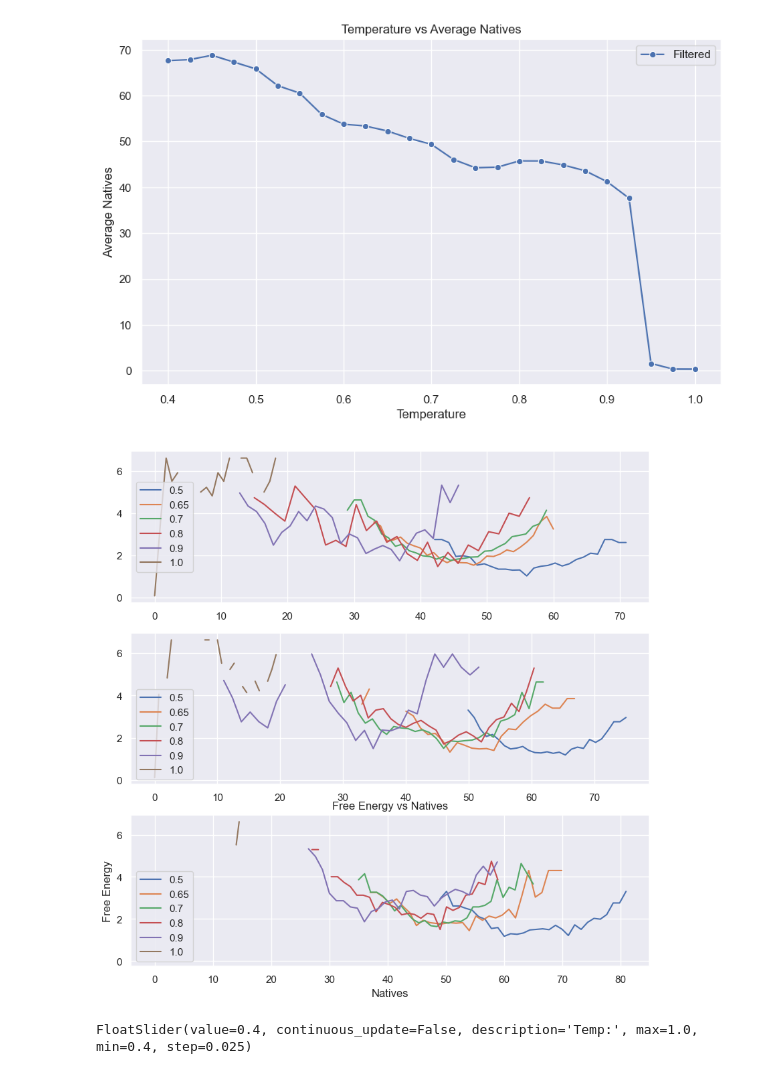
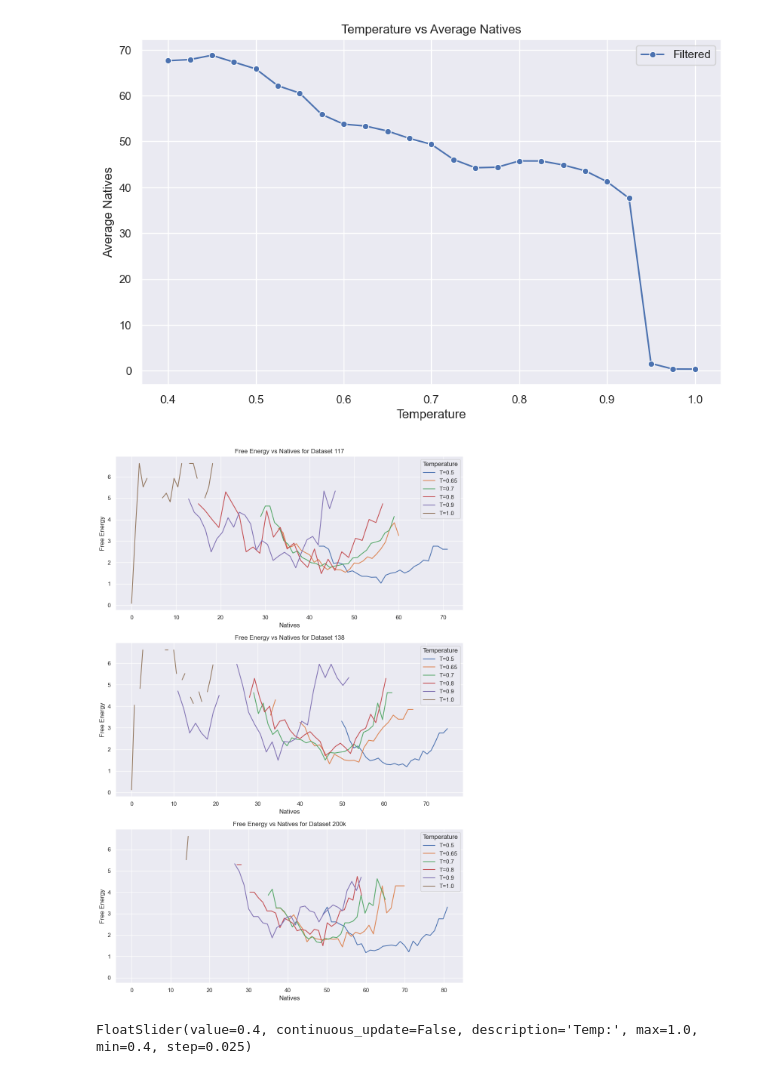
Before and after one commit to JayYeung/marqusee, a Jupyter notebook: data_analysis.ipynb, the cells around one changed output. Saved outputs shown, nothing was run; the diff lists cells and outputs as text; code cells hidden in the pictures.

```diff
--- a/data_analysis.ipynb
+++ b/data_analysis.ipynb
@@ -78,35 +79,42 @@ plt.show()
 # %%
 import numpy as np
 import matplotlib.pyplot as plt
+import pandas as pd
+from pathlib import Path
 
 TEMPS = [0.5, 0.65, 0.7, 0.8, 0.9, 1.0]
 
-fig, ax = plt.subplots(3, 1, figsize=(10, 10))
+fig, ax = plt.subplots(3, 1, figsize=(10, 15))  # Adjusted for better display
 
-def create_free_energy(df, index=0):
+def create_free_energy(df, ax, title):
     for curr_temp in TEMPS:
-        filtered_df = df[df['step'] > THRESHOLD][df['temp'] == curr_temp]
+        filtered_df = df[(df['step'] > THRESHOLD) & (df['temp'] == curr_temp)]
 
-        vals = np.histogram(filtered_df['natives'], bins = 30)
+        vals = np.histogram(filtered_df['natives'], bins=30)
         p_n = vals[0] / np.sum(vals[0])
         free_energy = -curr_temp*np.log(p_n)
 
-        ax[index].plot(vals[1][:-1], free_energy)
-        plt.xlabel('Natives')
-        plt.ylabel('Free Energy')
-        plt.title('Free Energy vs Natives')
-        ax[index].legend(TEMPS)
+        ax.plot(vals[1][:-1], free_energy, label=f'T={curr_temp}')
 
-df = pd.read_csv(CSV_SAVES / '1f21_base_FIRST_117_base.csv')
-create_free_energy(df, index=0)
+    ax.set_xlabel('Natives')
+    ax.set_ylabel('Free Energy')
+    ax.set_title(title)
+    ax.legend(title='Temperature')
 
-df = pd.read_csv(CSV_SAVES / '1f21_base_FIRST_138_base.csv')
-create_free_energy(df, index=1)
+# Loading data and creating plots
+df1 = pd.read_csv(CSV_SAVES / '1f21_base_FIRST_117_base.csv')
+create_free_energy(df1, ax[0], 'Free Energy vs Natives for Dataset 117')
 
-df = pd.read_csv(CSV_SAVES / '1f21_base_200k.csv')
-create_free_energy(df, index=2)
+df2 = pd.read_csv(CSV_SAVES / '1f21_base_FIRST_138_base.csv')
+create_free_energy(df2, ax[1], 'Free Energy vs Natives for Dataset 138')
+
+df3 = pd.read_csv(CSV_SAVES / '1f21_base_200k.csv')
+create_free_energy(df3, ax[2], 'Free Energy vs Natives for Dataset 200k')
+
+plt.tight_layout()
+plt.show()
 # %% [output]
-[figure, old version]
+[figure, new version]
 # %%
 import pandas as pd
 import ipywidgets as widgets
```
Also changed, not shown: parts of 1 cell of this notebook, 2 other files.
